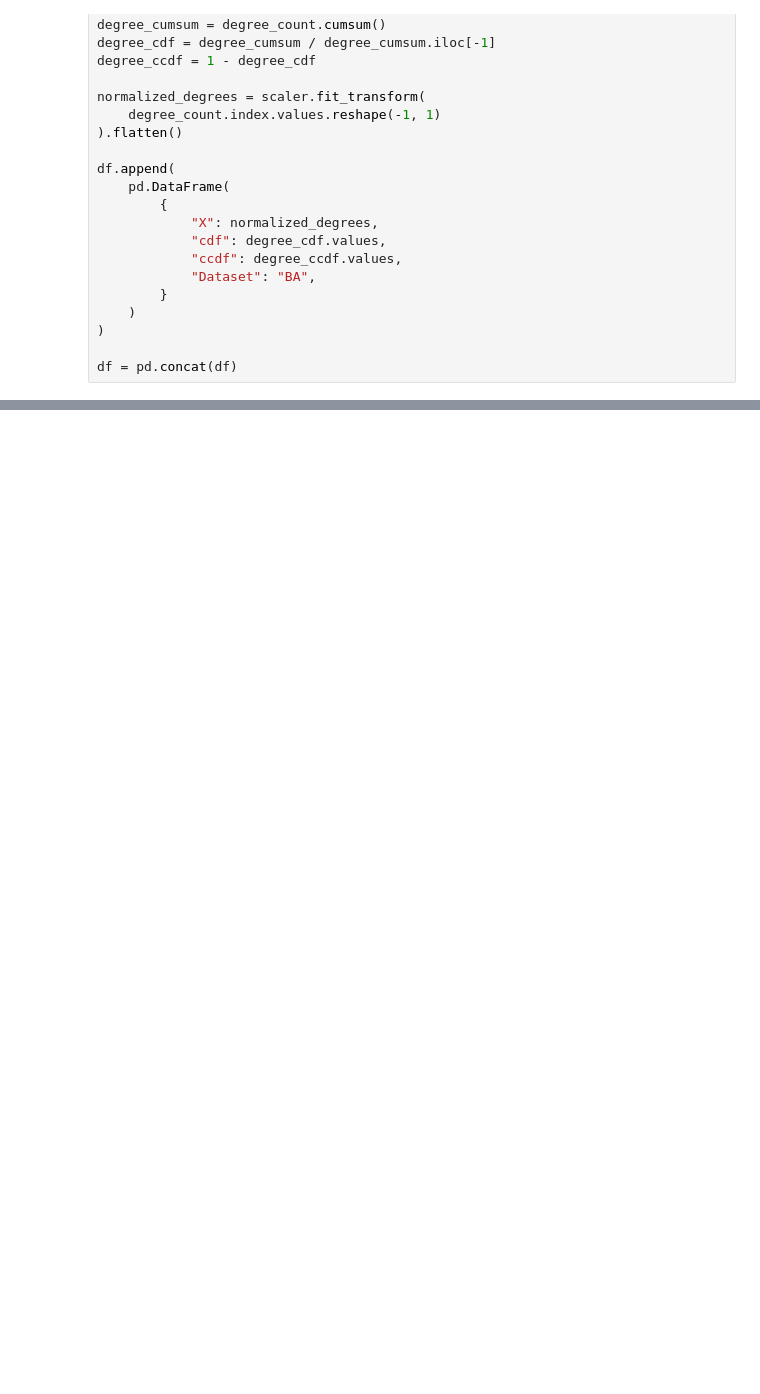
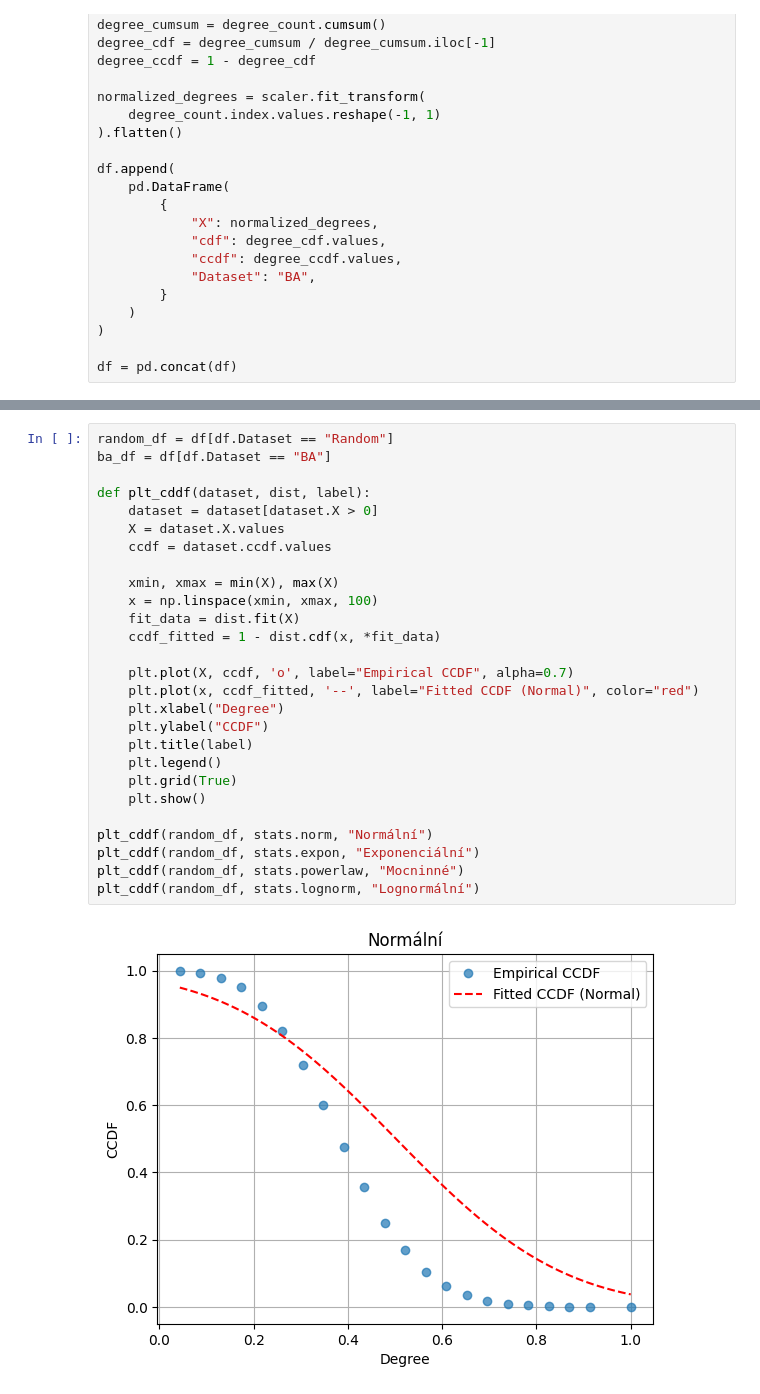
Before and after one commit to gaitovrat/MAS-1, a Jupyter notebook: notebooks/RandomDistribution.ipynb, the cells around one changed output, grey strips where cells are left out. Saved outputs shown, nothing was run; the diff lists cells and outputs as text; blank space fills up the shorter version.

```diff
--- a/notebooks/RandomDistribution.ipynb
+++ b/notebooks/RandomDistribution.ipynb
@@ -193,0 +194,29 @@ plt.show()
+# %%
+random_df = df[df.Dataset == "Random"]
+ba_df = df[df.Dataset == "BA"]
+
+def plt_cddf(dataset, dist, label):
+    dataset = dataset[dataset.X > 0]
+    X = dataset.X.values
+    ccdf = dataset.ccdf.values
+
+    xmin, xmax = min(X), max(X)
+    x = np.linspace(xmin, xmax, 100)
+    fit_data = dist.fit(X)
+    ccdf_fitted = 1 - dist.cdf(x, *fit_data)
+
+    plt.plot(X, ccdf, 'o', label="Empirical CCDF", alpha=0.7)
+    plt.plot(x, ccdf_fitted, '--', label="Fitted CCDF (Normal)", color="red")
+    plt.xlabel("Degree")
+    plt.ylabel("CCDF")
+    plt.title(label)
+    plt.legend()
+    plt.grid(True)
+    plt.show()
+
+plt_cddf(random_df, stats.norm, "Normální")
+plt_cddf(random_df, stats.expon, "Exponenciální")
+plt_cddf(random_df, stats.powerlaw, "Mocninné")
+plt_cddf(random_df, stats.lognorm, "Lognormální")
+# %% [output]
+[figure, added]
```
Also changed, not shown: parts of 7 cells of this notebook.
